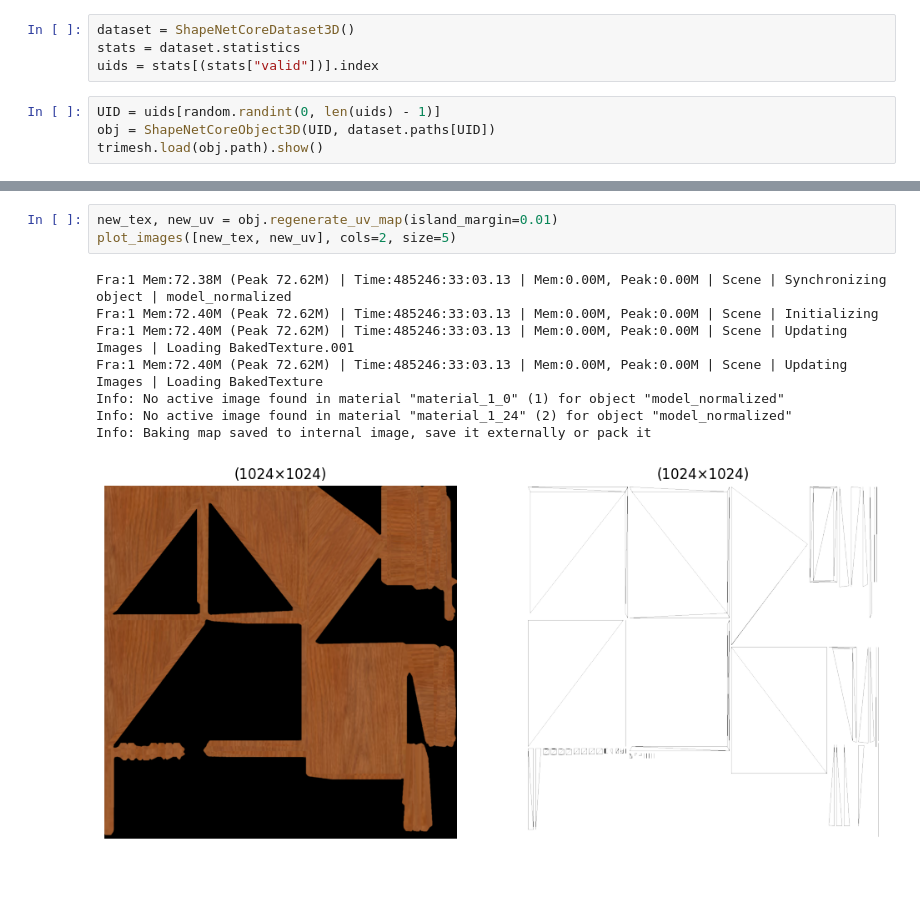
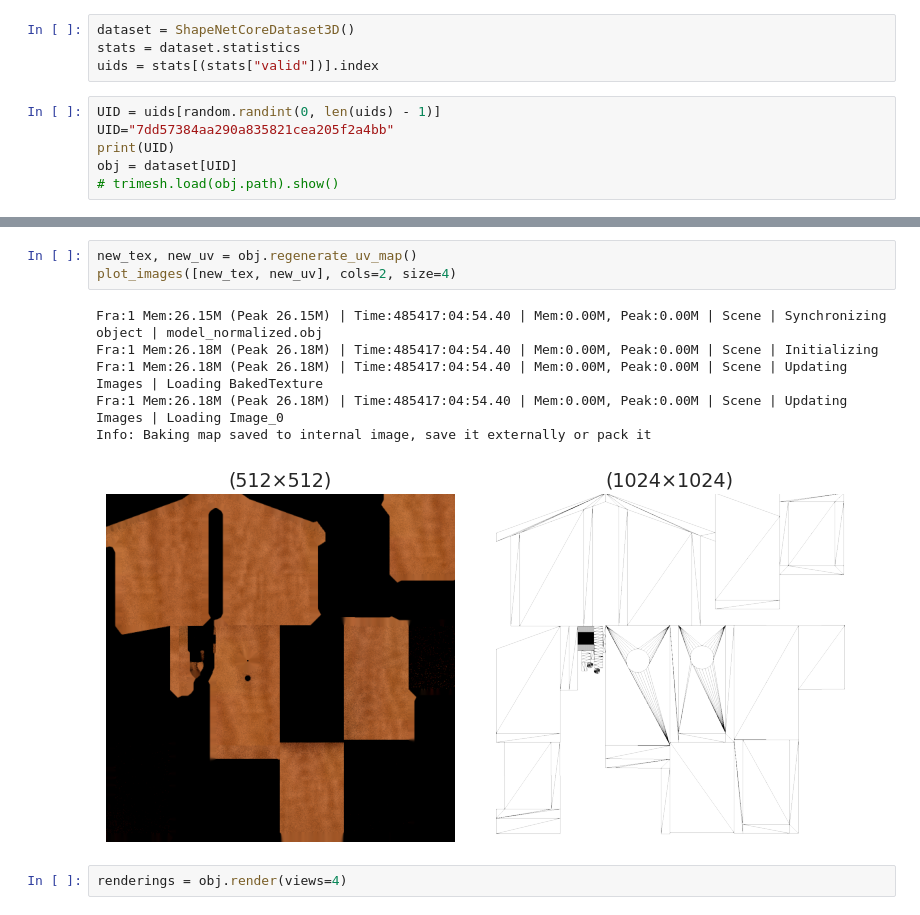
Before and after one commit to MrPio/Texture-Anything, a Jupyter notebook: 4-enhance_dataset/4.1-Regenerate_UV_Maps.ipynb, the cells around one changed output, grey strips where cells are left out. Drawn from its saved outputs; the diff is of its cells as text; blank space fills up the shorter version.

Commit message:
Fix texture baking

```diff
--- a/4-enhance_dataset/4.1-Regenerate_UV_Maps.ipynb
+++ b/4-enhance_dataset/4.1-Regenerate_UV_Maps.ipynb
@@ -21,6 +23,8 @@ stats = dataset.statistics
 uids = stats[(stats["valid"])].index
 # %%
 UID = uids[random.randint(0, len(uids) - 1)]
-obj = ShapeNetCoreObject3D(UID, dataset.paths[UID])
-trimesh.load(obj.path).show()
+UID="7dd57384aa290a835821cea205f2a4bb"
+print(UID)
+obj = dataset[UID]
+# trimesh.load(obj.path).show()
 # %% [output]
@@ -34,12 +40,12 @@ plot_images([tex, uv], cols=2, size=5)
 # %%
-new_tex, new_uv = obj.regenerate_uv_map(island_margin=0.01)
-plot_images([new_tex, new_uv], cols=2, size=5)
+new_tex, new_uv = obj.regenerate_uv_map()
+plot_images([new_tex, new_uv], cols=2, size=4)
 # %% [output]
-Fra:1 Mem:72.38M (Peak 72.62M) | Time:485246:33:03.13 | Mem:0.00M, Peak:0.00M | Scene | Synchronizing object | model_normalized
-Fra:1 Mem:72.40M (Peak 72.62M) | Time:485246:33:03.13 | Mem:0.00M, Peak:0.00M | Scene | Initializing
-Fra:1 Mem:72.40M (Peak 72.62M) | Time:485246:33:03.13 | Mem:0.00M, Peak:0.00M | Scene | Updating Images | Loading BakedTexture.001
-Fra:1 Mem:72.40M (Peak 72.62M) | Time:485246:33:03.13 | Mem:0.00M, Peak:0.00M | Scene | Updating Images | Loading BakedTexture
-Info: No active image found in material "material_1_0" (1) for object "model_normalized"
-Info: No active image found in material "material_1_24" (2) for object "model_normalized"
+Fra:1 Mem:26.15M (Peak 26.15M) | Time:485417:04:54.40 | Mem:0.00M, Peak:0.00M | Scene | Synchronizing object | model_normalized.obj
+Fra:1 Mem:26.18M (Peak 26.18M) | Time:485417:04:54.40 | Mem:0.00M, Peak:0.00M | Scene | Initializing
+Fra:1 Mem:26.18M (Peak 26.18M) | Time:485417:04:54.40 | Mem:0.00M, Peak:0.00M | Scene | Updating Images | Loading BakedTexture
+Fra:1 Mem:26.18M (Peak 26.18M) | Time:485417:04:54.40 | Mem:0.00M, Peak:0.00M | Scene | Updating Images | Loading Image_0
 Info: Baking map saved to internal image, save it externally or pack it
-[figure, old version]
+[figure, new version]
+# %%
+renderings = obj.render(views=4)
```
Also changed, not shown: parts of 4 cells of this notebook, 5 other files.
